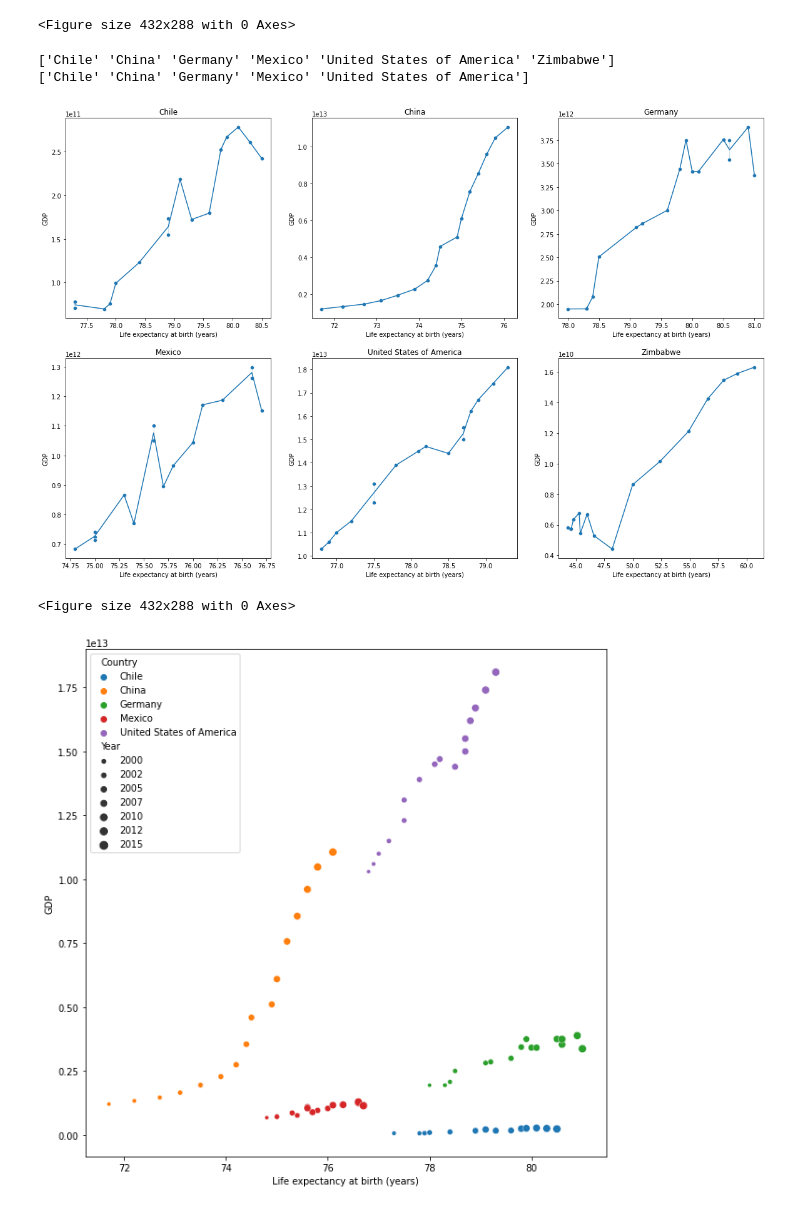
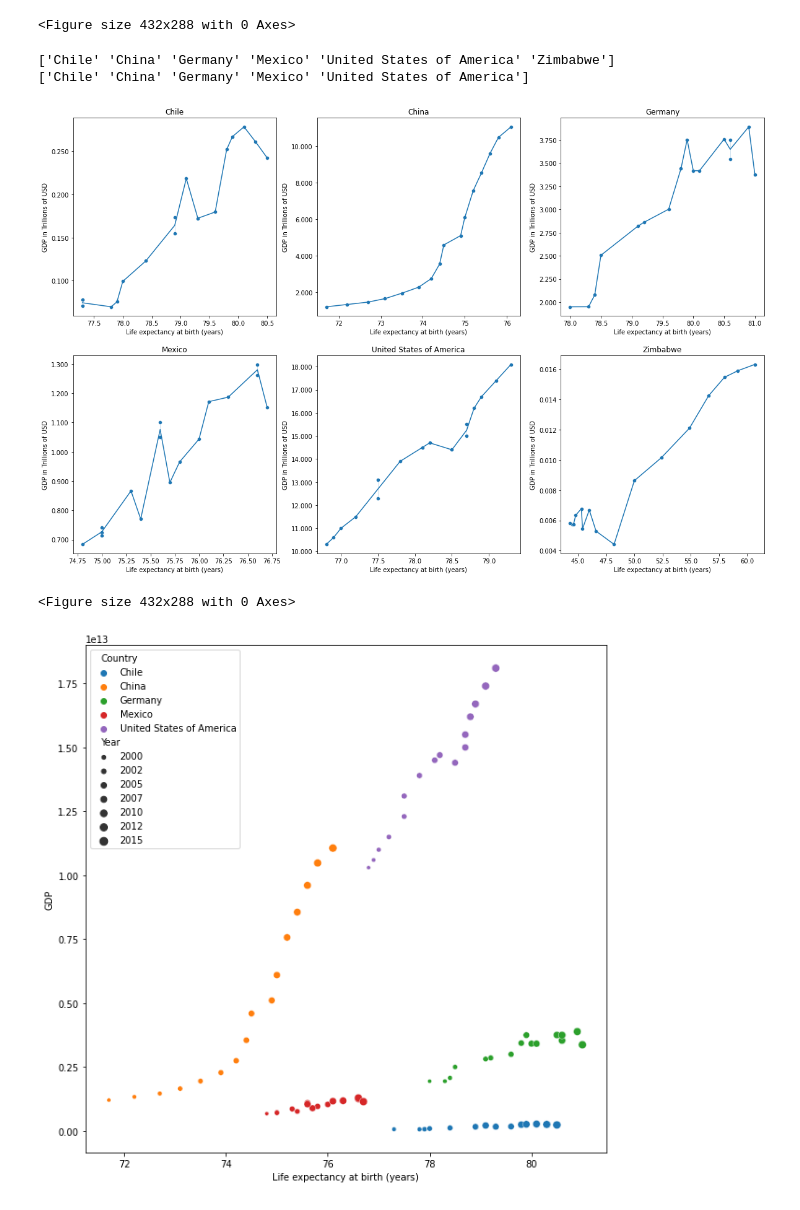
Before and after one commit to egecalay/Life-Expectancy-and-GDP, a Jupyter notebook: life_expectancy_gdp.ipynb, the cells around one changed output. Saved outputs shown, nothing was run; the diff lists cells and outputs as text; code cells hidden in the pictures.

```diff
--- a/life_expectancy_gdp.ipynb
+++ b/life_expectancy_gdp.ipynb
@@ -167,23 +185,28 @@ plt.clf()
 # %%
 #Plotting GDP vs life expectancy for each country
 counter=1
 plt.figure(figsize=(20,20))
 print(unique_countries)
 countries_minus_Zimbabwe=unique_countries[unique_countries != 'Zimbabwe']
 print(countries_minus_Zimbabwe)
 for country in unique_countries:
     ax= plt.subplot(3,3,counter)
     sns.lineplot(x='Life expectancy at birth (years)',y='GDP', data=df[df.Country == country])
-    sns.scatterplot(x='Life expectancy at birth (years)',y='GDP', data=df[df.Country == country])
+    scat_ax_a=sns.scatterplot(x='Life expectancy at birth (years)',y='GDP', data=df[df.Country == country])
+    ylabels_1 = ['{:,.3f}'.format(y) for y in scat_ax_a.get_yticks()/(10**12)]
+    scat_ax_a.set_yticklabels(ylabels_1)
+    scat_ax_a.set_ylabel('GDP in Trillions of USD')
+
     plt.title(country)
     #ax.yaxis.set_major_formatter(FormatStrFormatter('%2.2e'))
     counter+=1
+plt.savefig('Gross Domestic Product in relation to Life Expectancy.png')
 plt.show()
 plt.clf()
 # %% [output]
 ['Chile' 'China' 'Germany' 'Mexico' 'United States of America' 'Zimbabwe']
 ['Chile' 'China' 'Germany' 'Mexico' 'United States of America']
-[figure, old version]
+[figure, new version]
 <Figure size 432x288 with 0 Axes>
 # %%
 #Plotting GDP vs life expectancy overall
```
Also changed, not shown: parts of 4 cells of this notebook, 3 other files.
